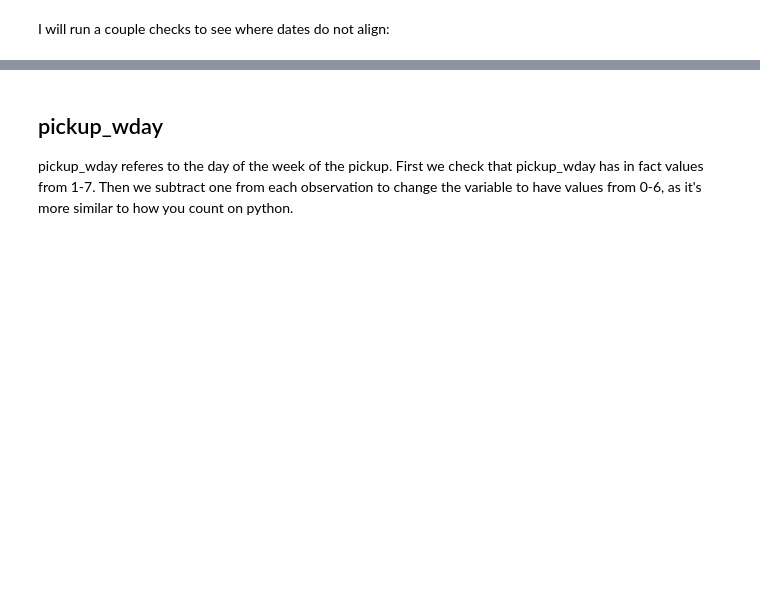
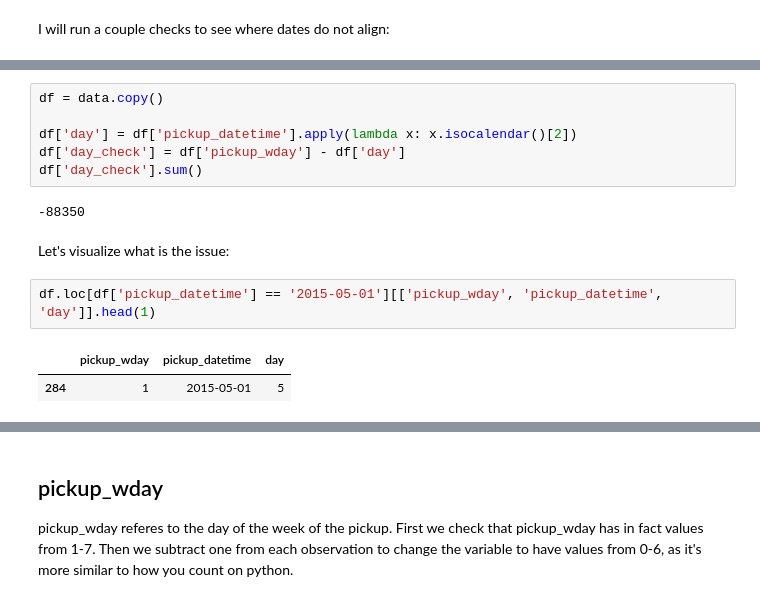
Before and after one commit to MichalKrzyzanski2002/Foundations-Data-Science-Project, a Jupyter notebook: Cleaning.ipynb, the cells around one changed output, grey strips where cells are left out. Drawn from its saved outputs; the diff is of its cells as text; blank space fills up the shorter version.

```diff
--- a/Cleaning.ipynb
+++ b/Cleaning.ipynb
@@ -612,0 +621,15 @@ It seems to be some issue where it thinks may had 5 days not 3 in the first week
+# %%
+df = data.copy()
+
+df['day'] = df['pickup_datetime'].apply(lambda x: x.isocalendar()[2])
+df['day_check'] = df['pickup_wday'] - df['day']
+df['day_check'].sum()
+# %% [output]
+-88350
+# %% [markdown]
+Let's visualize what is the issue:
+# %%
+df.loc[df['pickup_datetime'] == '2015-05-01'][['pickup_wday', 'pickup_datetime', 'day']].head(1)
+# %% [output]
+|  | pickup_wday | pickup_datetime | day |
+| 284 | 1 | 2015-05-01 | 5 |
```
Also changed, not shown: parts of 29 cells of this notebook.
